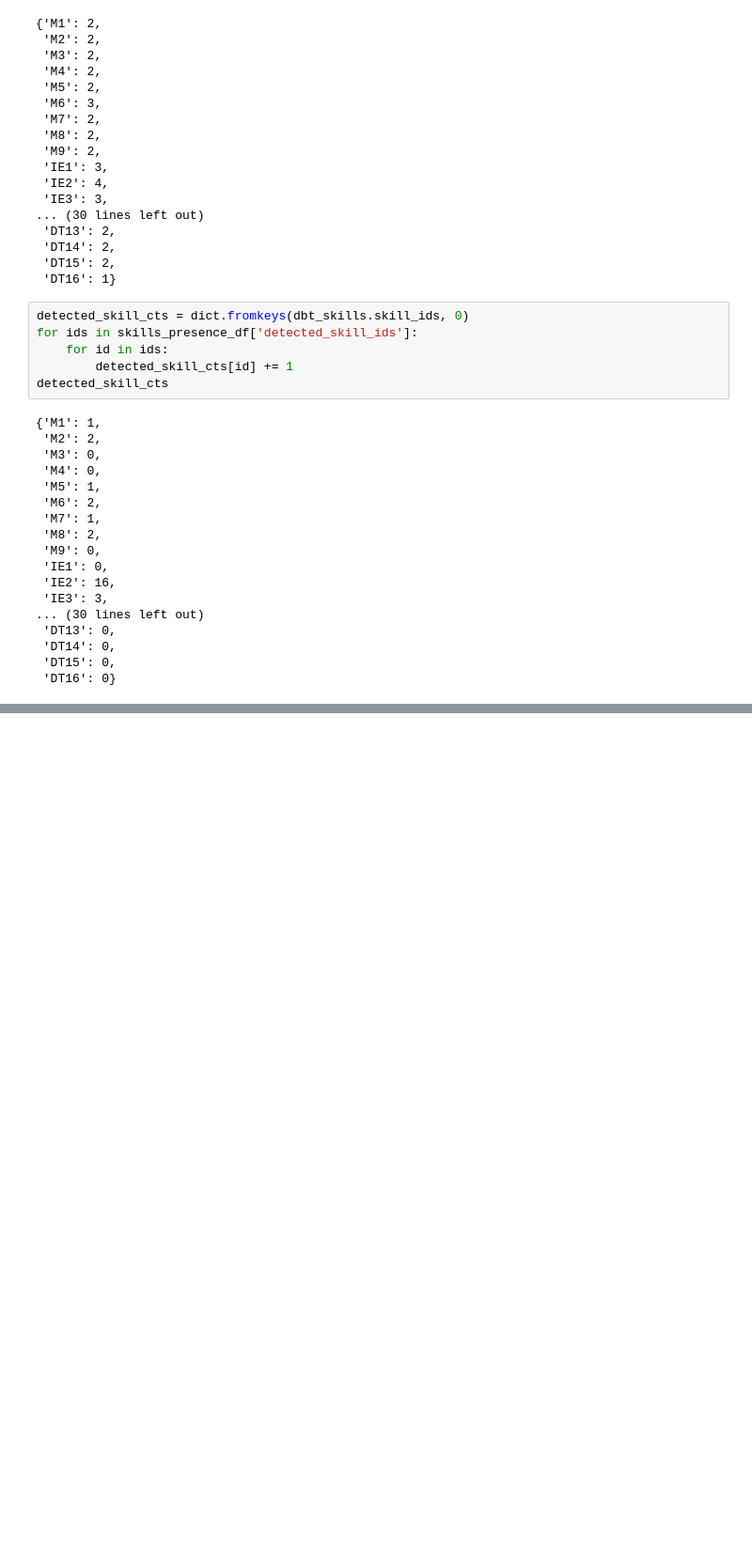
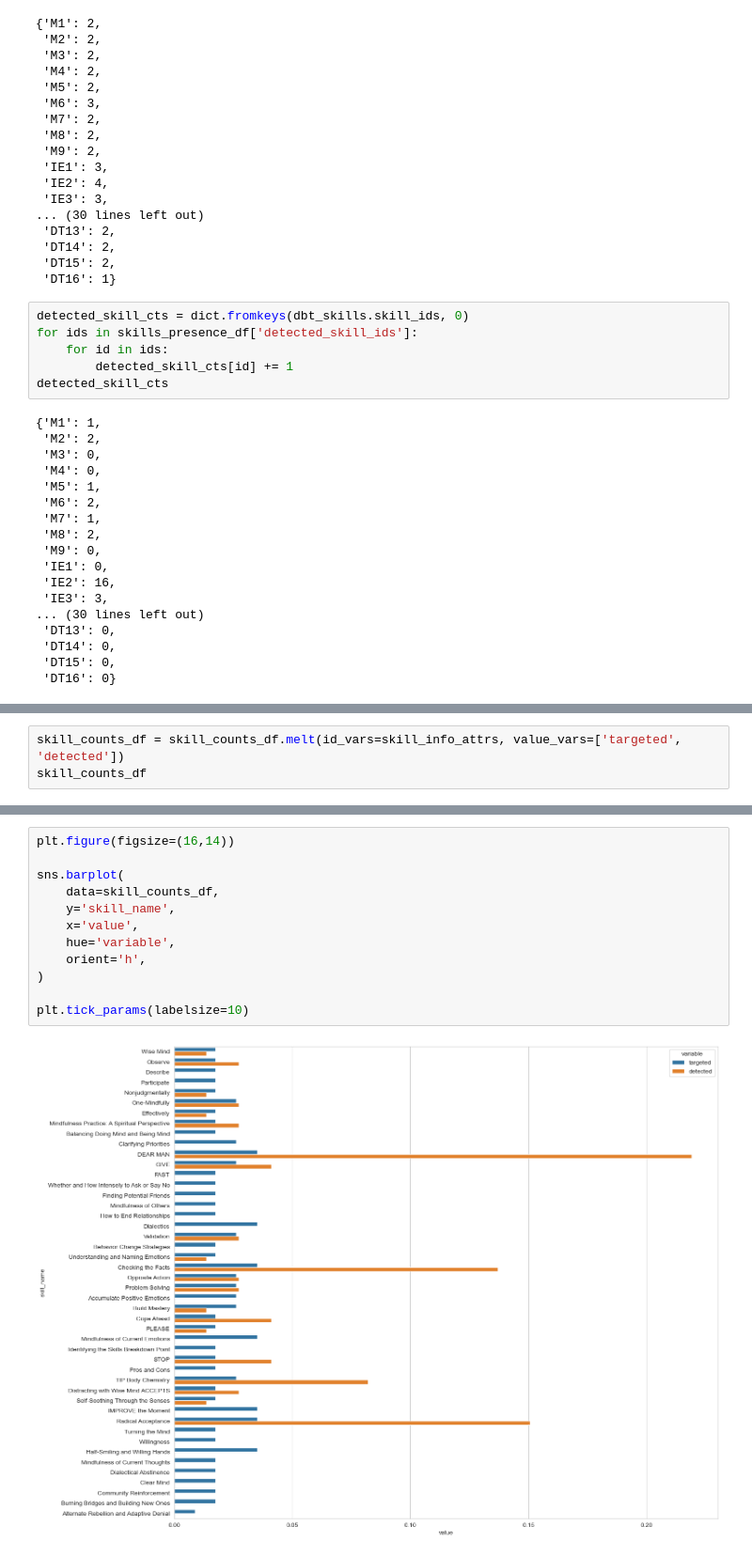
Before and after one commit to hecerinc/dbt-llm, a Jupyter notebook: src/Complete Pipeline.ipynb, the cells around one changed output, grey strips where cells are left out. Shown at 94% size. Saved outputs shown, nothing was run; the diff lists cells and outputs as text; blank space fills up the shorter version.

```diff
--- a/src/Complete Pipeline.ipynb
+++ b/src/Complete Pipeline.ipynb
@@ -369,0 +370,3 @@ skill_counts_df
+# %%
+skill_counts_df = skill_counts_df.melt(id_vars=skill_info_attrs, value_vars=['targeted', 'detected'])
+skill_counts_df
@@ -369,0 +387,14 @@ skill_counts_df
+# %%
+plt.figure(figsize=(16,14))
+
+sns.barplot(
+    data=skill_counts_df,
+    y='skill_name',
+    x='value',
+    hue='variable',
+    orient='h',
+)
+
+plt.tick_params(labelsize=10)
+# %% [output]
+[figure, added]
```
Also changed, not shown: parts of 4 cells of this notebook.
